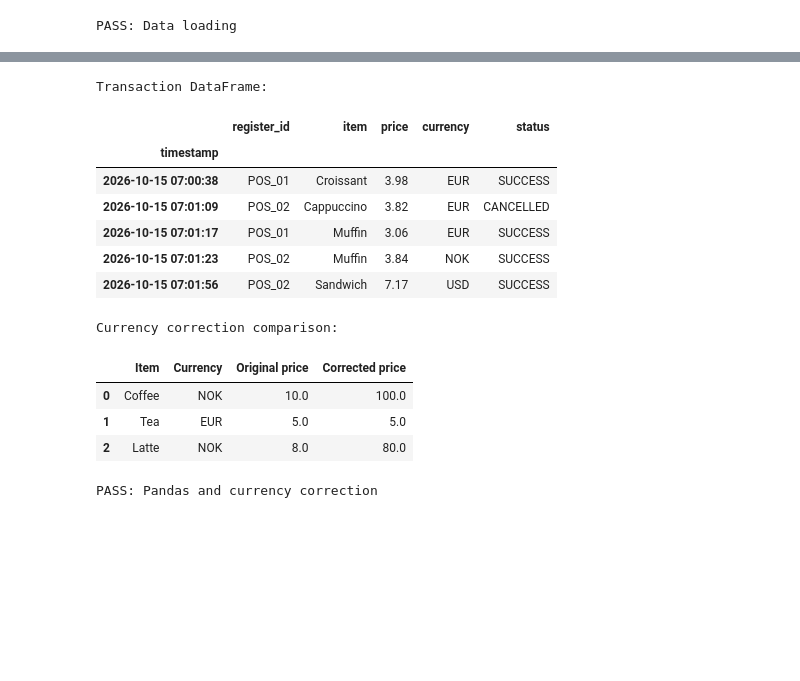
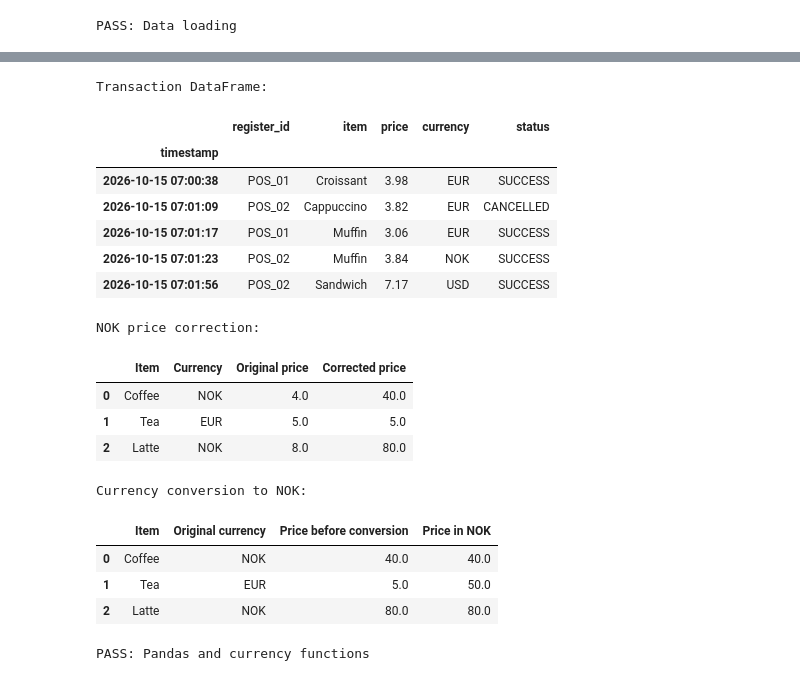
Before and after one commit to MaritaElk/Deliverable_02_week_43, a Jupyter notebook: Deliverable_02_week_43.ipynb, the cells around one changed output, grey strips where cells are left out. Cells and saved outputs as stored; diff of their text form; code cells hidden in the pictures; blank space fills up the shorter version.

```diff
--- a/Deliverable_02_week_43.ipynb
+++ b/Deliverable_02_week_43.ipynb
@@ -690,53 +734,81 @@ assert test_df.index.is_monotonic_increasing
 print("Transaction DataFrame:")
 display(test_df.head())
 
+
 # Test NOK price correction
 test_currency_df = pd.DataFrame({
     "item": ["Coffee", "Tea", "Latte"],
-    "price": [10.0, 5.0, 8.0],
+    "price": [4.0, 5.0, 8.0],
     "currency": ["NOK", "EUR", "NOK"]
 })
 
-test_corrected_df = correct_nok_prices(test_currency_df)
+test_corrected_df = correct_nok_prices(
+    test_currency_df
+)
 
 nok_mask = test_currency_df["currency"] == "NOK"
 
 assert np.allclose(
     test_corrected_df.loc[nok_mask, "price"],
     test_currency_df.loc[nok_mask, "price"] * 10
 )
 
 assert np.allclose(
     test_corrected_df.loc[~nok_mask, "price"],
     test_currency_df.loc[~nok_mask, "price"]
 )
 
-assert test_currency_df["price"].tolist() == [10.0, 5.0, 8.0]
-
-print("\nCurrency correction comparison:")
+print("\nNOK price correction:")
 
 display(pd.DataFrame({
     "Item": test_currency_df["item"],
     "Currency": test_currency_df["currency"],
     "Original price": test_currency_df["price"],
     "Corrected price": test_corrected_df["price"]
 }))
 
-print("PASS: Pandas and currency correction")
+
+# Test currency conversion
+test_converted_df = convert_prices_to_nok(
+    test_corrected_df
+)
+
+assert np.allclose(
+    test_converted_df["price"],
+    [40.0, 50.0, 80.0]
+)
+
+assert (test_converted_df["currency"] == "NOK").all()
+
+print("\nCurrency conversion to NOK:")
+
+display(pd.DataFrame({
+    "Item": test_corrected_df["item"],
+    "Original currency": test_corrected_df["currency"],
+    "Price before conversion": test_corrected_df["price"],
+    "Price in NOK": test_converted_df["price"]
+}))
+
+print("PASS: Pandas and currency functions")
 # %% [output]
 Transaction DataFrame:
 |  | register_id | item | price | currency | status |
 | timestamp |  |  |  |  |  |
 | 2026-10-15 07:00:38 | POS_01 | Croissant | 3.98 | EUR | SUCCESS |
 | 2026-10-15 07:01:09 | POS_02 | Cappuccino | 3.82 | EUR | CANCELLED |
 | 2026-10-15 07:01:17 | POS_01 | Muffin | 3.06 | EUR | SUCCESS |
 | 2026-10-15 07:01:23 | POS_02 | Muffin | 3.84 | NOK | SUCCESS |
 | 2026-10-15 07:01:56 | POS_02 | Sandwich | 7.17 | USD | SUCCESS |
-Currency correction comparison:
+NOK price correction:
 |  | Item | Currency | Original price | Corrected price |
-| 0 | Coffee | NOK | 10.0 | 100.0 |
+| 0 | Coffee | NOK | 4.0 | 40.0 |
 | 1 | Tea | EUR | 5.0 | 5.0 |
 | 2 | Latte | NOK | 8.0 | 80.0 |
-PASS: Pandas and currency correction
+Currency conversion to NOK:
+|  | Item | Original currency | Price before conversion | Price in NOK |
+| 0 | Coffee | NOK | 40.0 | 40.0 |
+| 1 | Tea | EUR | 5.0 | 50.0 |
+| 2 | Latte | NOK | 80.0 | 80.0 |
+PASS: Pandas and currency functions
 # %%
 
```
Also changed, not shown: parts of 8 cells of this notebook.
